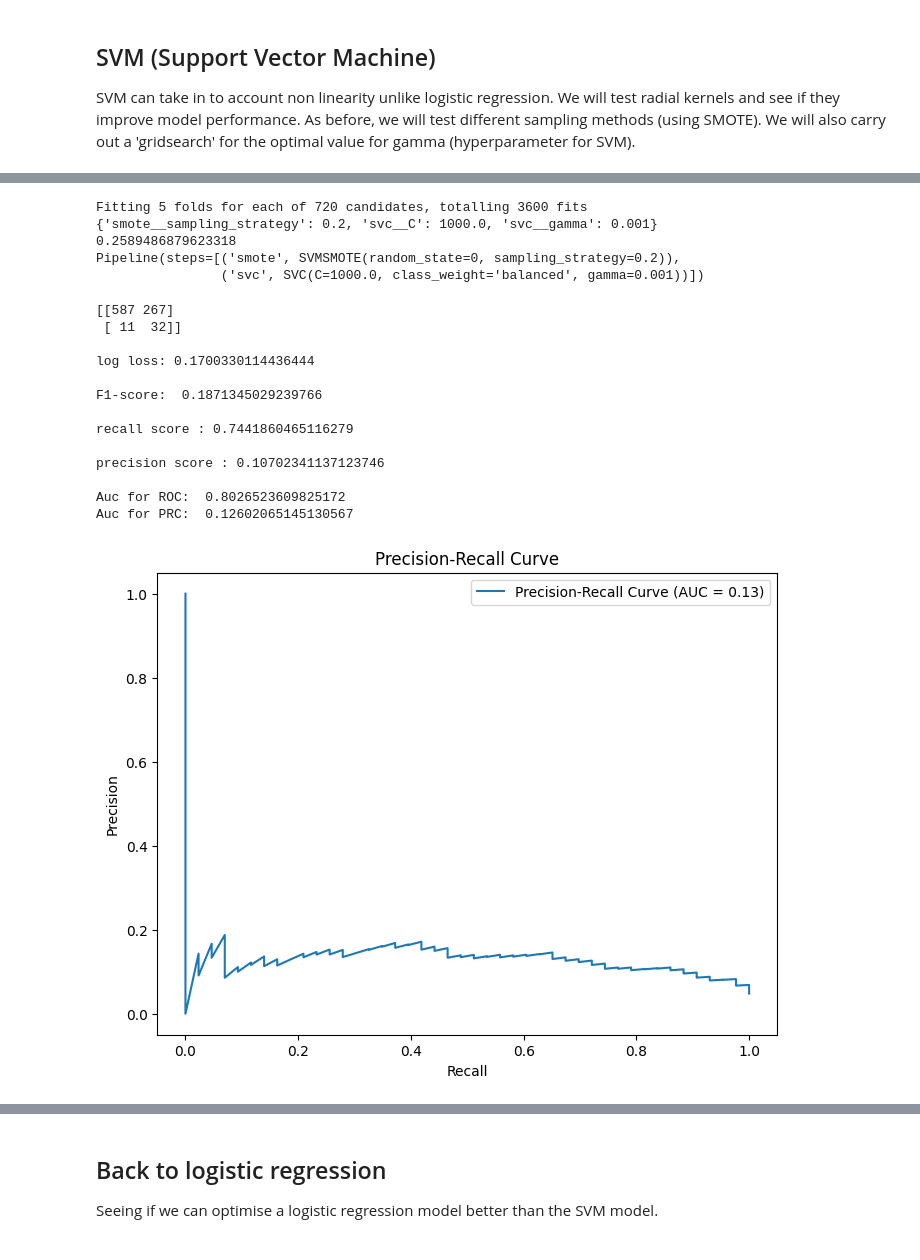
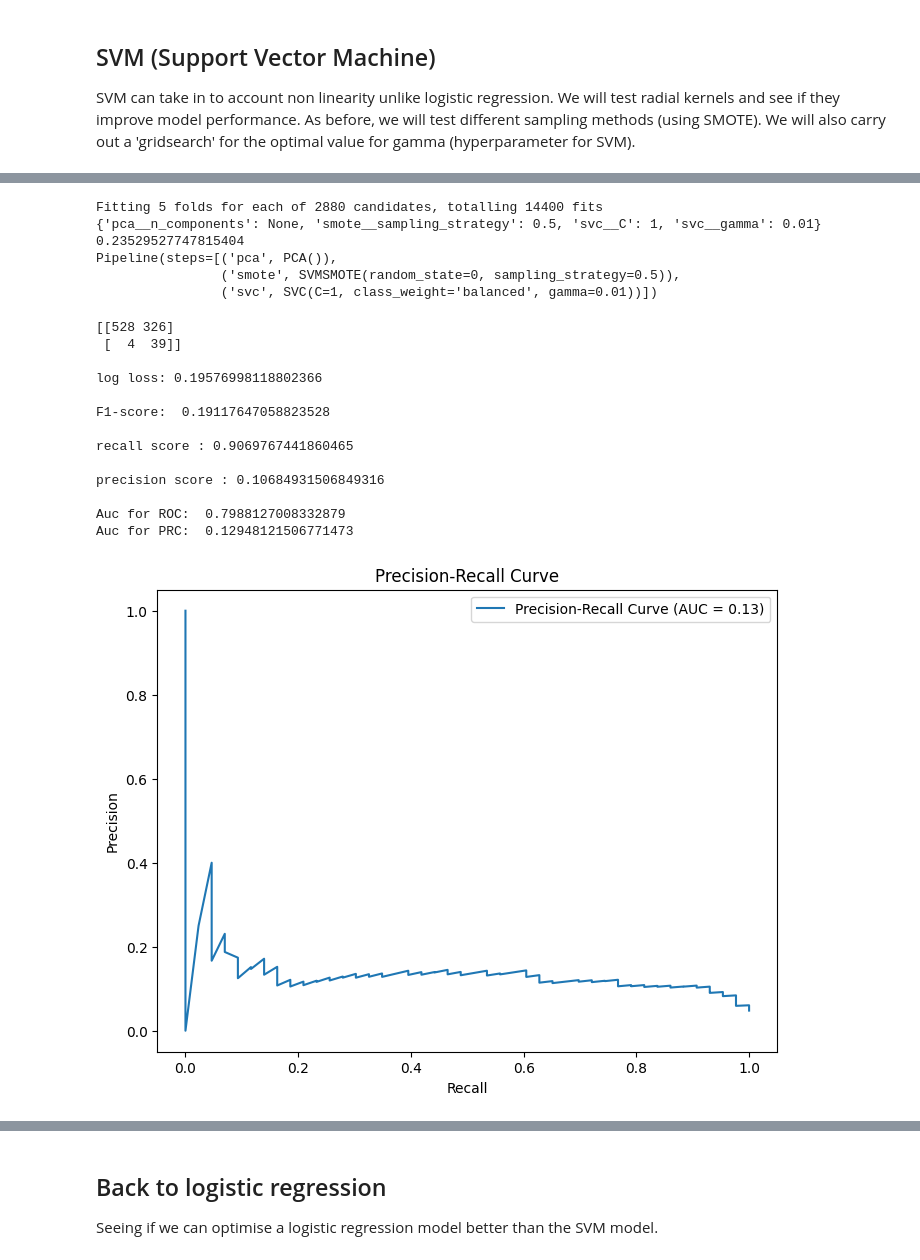
Before and after one commit to rahmanaminoor25/ML-project--stroke, a Jupyter notebook: Classification_project.ipynb, the cells around one changed output, grey strips where cells are left out. Cells and saved outputs as stored; diff of their text form; code cells hidden in the pictures.

```diff
--- a/Classification_project.ipynb
+++ b/Classification_project.ipynb
@@ -665,11 +636,15 @@ SVM can take in to account non linearity unlike logistic regression. We will tes
 # %%
+#Gridsearch for tuning hyperparamers
+
+
 from imblearn.pipeline import Pipeline
-from imblearn.over_sampling import SMOTE,BorderlineSMOTE,ADASYN,SVMSMOTE
+from imblearn.over_sampling import SMOTE,SVMSMOTE
 from sklearn.svm import SVC
 from sklearn.model_selection import GridSearchCV
 from sklearn.model_selection import RepeatedStratifiedKFold
+from sklearn.decomposition import PCA
 
-pipe = Pipeline([
+pipe = Pipeline([('pca', PCA()),
     ('smote', SVMSMOTE(random_state=0)),
     ('svc', SVC(kernel='rbf',class_weight='balanced'))])
 
@@ -677,6 +652,7 @@ param_grid = {
               'smote__sampling_strategy': [0.1,0.2,0.3,0.4,0.5,0.6,0.7, 0.8,0.9, 1.0],
     'svc__C': [1e-3, 1e-2, 1e-1, 1, 10, 100, 1e3, 1e4, 1e5],
     'svc__gamma': [1e-6, 1e-5, 1e-4, 1e-3, 1e-2, 1e-1, 1, 10],
+    'pca__n_components': [None,3, 5, 6]
 
 }
 
@@ -684,7 +660,7 @@ param_grid = {
 grid = GridSearchCV(
     pipe,
     param_grid,
-    scoring='f1',
+    scoring='average_precision',
     cv=5,
     n_jobs=-1,
     verbose=3
@@ -697,27 +673,27 @@ print(grid.best_params_)
 print(grid.best_score_)
 print(grid.best_estimator_)
 # %% [output]
-Fitting 5 folds for each of 720 candidates, totalling 3600 fits
-{'smote__sampling_strategy': 0.2, 'svc__C': 1000.0, 'svc__gamma': 0.001}
-0.2589486879623318
-Pipeline(steps=[('smote', SVMSMOTE(random_state=0, sampling_strategy=0.2)),
-                ('svc', SVC(C=1000.0, class_weight='balanced', gamma=0.001))])
+Fitting 5 folds for each of 2880 candidates, totalling 14400 fits
+{'pca__n_components': None, 'smote__sampling_strategy': 0.5, 'svc__C': 1, 'svc__gamma': 0.01}
+0.23529527747815404
+Pipeline(steps=[('pca', PCA()),
+                ('smote', SVMSMOTE(random_state=0, sampling_strategy=0.5)),
+                ('svc', SVC(C=1, class_weight='balanced', gamma=0.01))])
 # %%
 from imblearn.over_sampling import SMOTE,BorderlineSMOTE,ADASYN,SVMSMOTE
-smote3 = SVMSMOTE(sampling_strategy=0.1, random_state=42) #Oversampled with even balance
+smote3 = SVMSMOTE(sampling_strategy=0.2, random_state=42) #Oversampled with even balance
 
 X_train_resampled3, y_train_resampled3 = smote3.fit_resample(X_train, y_train)
 # %%
-#SVM without grid search on unchanged/inbalanced dataset
 from sklearn.svm import SVC # "Support vector classifier"
-model = SVC(kernel='rbf', probability=True, C=1000.0, class_weight='balanced', gamma=0.001)
-clf = model.fit(X_train_resampled3, y_train_resampled3)
+model = SVC(kernel='rbf', probability=True, C=0.1, class_weight='balanced', gamma=0.1)
+model.fit(X_train_resampled3, y_train_resampled3)
 
 # 3. Predict calibrated probabilities on the test set
 probs_test = model.predict_proba(X_test)[:, 1]
 
-# 4. Convert to labels using default threshold
-preds_test = (probs_test >= 0.064).astype(int)
+# 4. Convert to labels using treshold
+preds_test = (probs_test >= 0.040).astype(int) #We tune this treshold to reach a recall of 0.9.
 
 #predictions = model.predict(X_test)
 
@@ -725,39 +701,39 @@ print(confusion_matrix(y_test, preds_test),'\n')
 print('log loss:', log_loss(y_test, probs_test), '\n')
 print('F1-score: ', f1_score(y_test, preds_test),'\n')
 print('recall score :',recall_score(y_test,preds_test),'\n')
 print('precision score :',precision_score(y_test,preds_test),'\n')
 
 
 
 # Calculate AUC scores
 y_scores = model.predict_proba(X_test)
 auc = roc_auc_score(y_test,y_scores[:,1])
 print('Auc for ROC: ',auc)
 
 y_scores = model.predict_proba(X_test)[:, 1]
 precision, recall, thresholds = precision_recall_curve(y_test, y_scores)
 auc_score = sk_auc(recall, precision)
 print('Auc for PRC: ',auc_score,'\n')
 
 plt.figure(figsize=(8, 6))
 plt.plot(recall, precision, label=f'Precision-Recall Curve (AUC = {auc_score:.2f})')
 plt.xlabel('Recall')
 plt.ylabel('Precision')
 plt.title('Precision-Recall Curve')
 plt.legend()
 plt.show()
 # %% [output]
-[[587 267]
- [ 11  32]]
+[[528 326]
+ [  4  39]]
 
-log loss: 0.1700330114436444
+log loss: 0.19576998118802366
 
-F1-score:  0.1871345029239766
+F1-score:  0.19117647058823528
 
-recall score : 0.7441860465116279
+recall score : 0.9069767441860465
 
-precision score : 0.10702341137123746
+precision score : 0.10684931506849316
 
-Auc for ROC:  0.8026523609825172
-Auc for PRC:  0.12602065145130567
+Auc for ROC:  0.7988127008332879
+Auc for PRC:  0.12948121506771473
-[figure, old version]
+[figure, new version]
```
Also changed, not shown: parts of 25 cells of this notebook.
